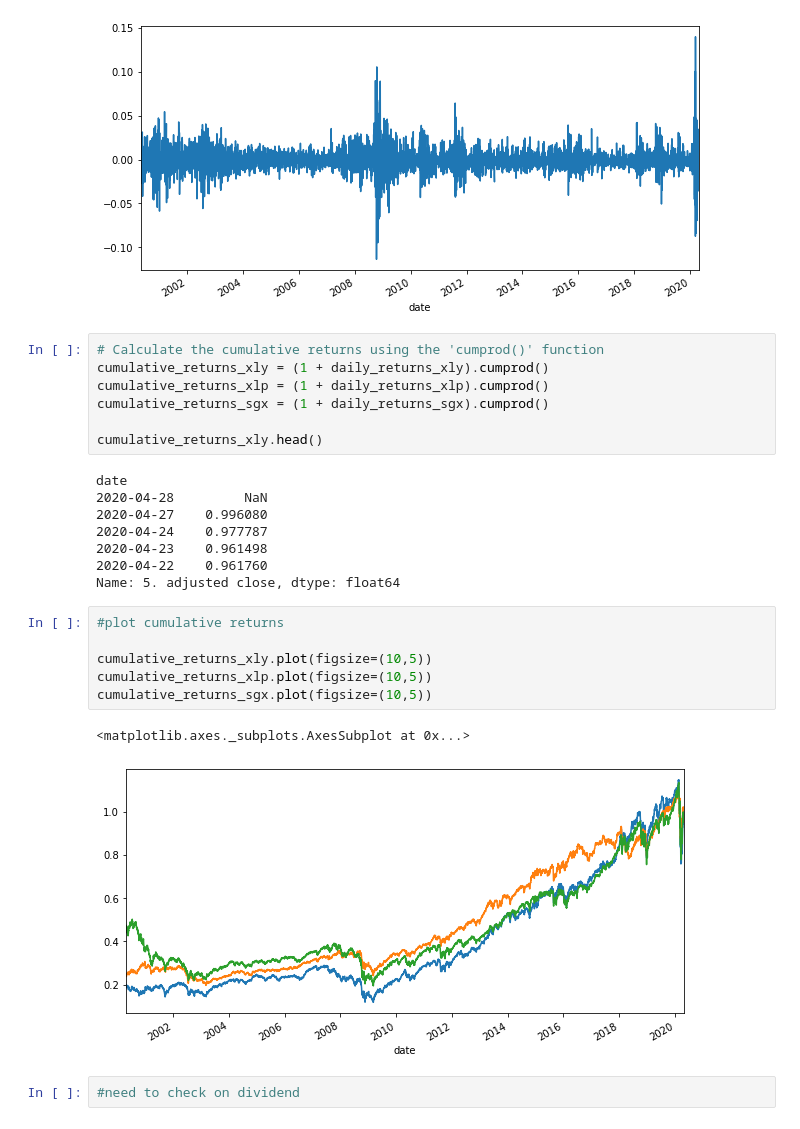
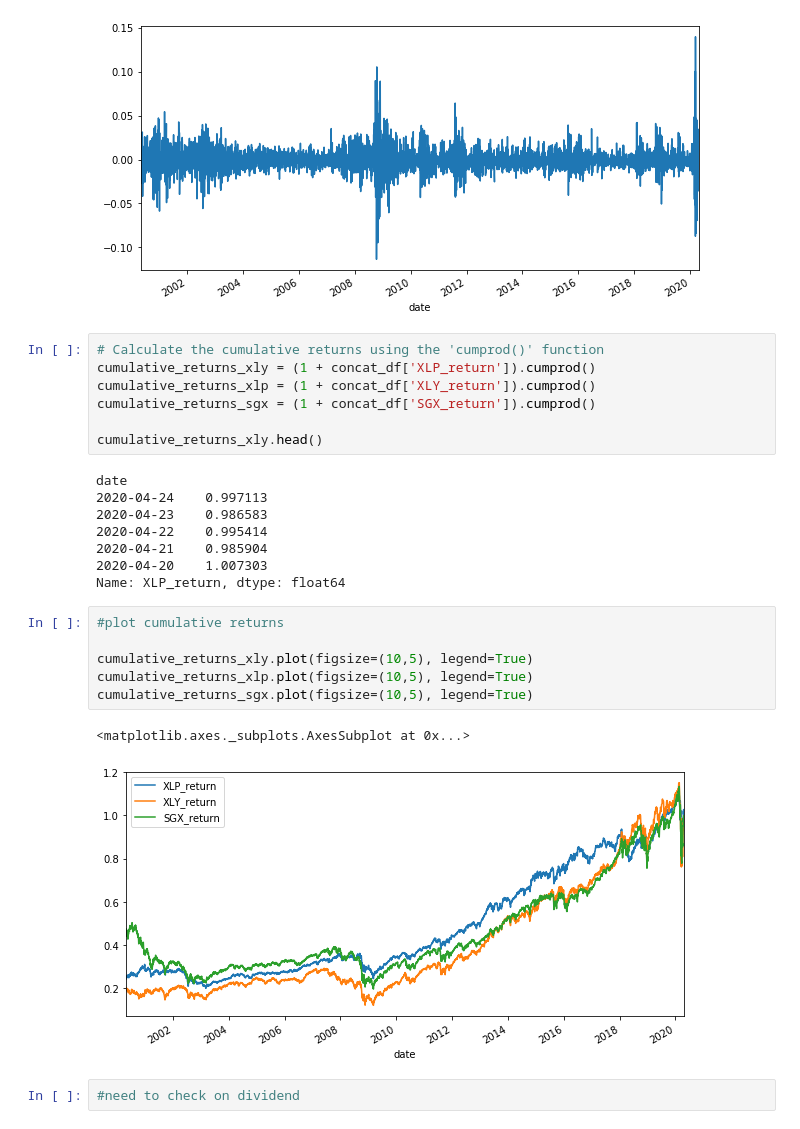
Before and after one commit to bkayratkyzy/Monte_Carlo_Simulations, a Jupyter notebook: notebooks/kelly.ipynb, the cells around one changed output. Saved outputs shown, nothing was run; the diff lists cells and outputs as text.

Commit message:
added legend to cumulative returns plot

```diff
--- a/notebooks/kelly.ipynb
+++ b/notebooks/kelly.ipynb
@@ -239,27 +239,27 @@ concat_df['SGX_return'].plot(figsize=(10,5))
 [figure]
 # %%
 # Calculate the cumulative returns using the 'cumprod()' function
-cumulative_returns_xly = (1 + daily_returns_xly).cumprod()
-cumulative_returns_xlp = (1 + daily_returns_xlp).cumprod()
-cumulative_returns_sgx = (1 + daily_returns_sgx).cumprod()
+cumulative_returns_xly = (1 + concat_df['XLP_return']).cumprod()
+cumulative_returns_xlp = (1 + concat_df['XLY_return']).cumprod()
+cumulative_returns_sgx = (1 + concat_df['SGX_return']).cumprod()
 
 cumulative_returns_xly.head()
 # %% [output]
 date
-2020-04-28         NaN
-2020-04-27    0.996080
-2020-04-24    0.977787
-2020-04-23    0.961498
-2020-04-22    0.961760
-Name: 5. adjusted close, dtype: float64
+2020-04-24    0.997113
+2020-04-23    0.986583
+2020-04-22    0.995414
+2020-04-21    0.985904
+2020-04-20    1.007303
+Name: XLP_return, dtype: float64
 # %%
 #plot cumulative returns
 
-cumulative_returns_xly.plot(figsize=(10,5))
-cumulative_returns_xlp.plot(figsize=(10,5))
-cumulative_returns_sgx.plot(figsize=(10,5))
+cumulative_returns_xly.plot(figsize=(10,5), legend=True)
+cumulative_returns_xlp.plot(figsize=(10,5), legend=True)
+cumulative_returns_sgx.plot(figsize=(10,5), legend=True)
 # %% [output]
 <matplotlib.axes._subplots.AxesSubplot at 0x...>
-[figure, old version]
+[figure, new version]
 # %%
 #need to check on dividend
```
